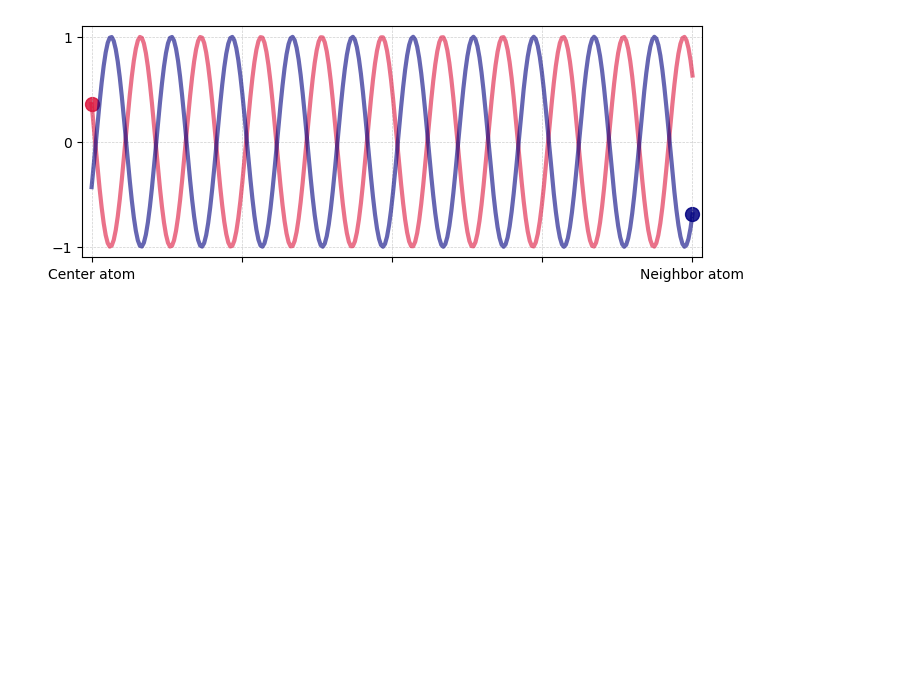
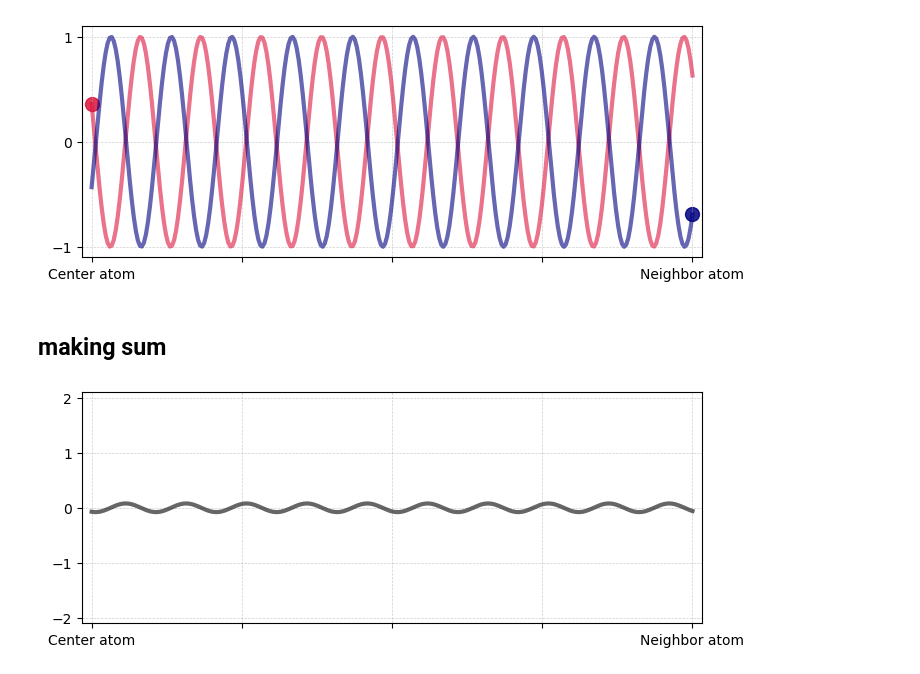
Before and after one commit to Cathyhjj/XAFS_animations, a Jupyter notebook: EXAFS_animations.ipynb, the cells around one changed output. Saved outputs shown, nothing was run; the diff lists cells and outputs as text; code cells hidden in the pictures; blank space fills up the shorter version.

```diff
--- a/EXAFS_animations.ipynb
+++ b/EXAFS_animations.ipynb
@@ -316,3 +409,40 @@ ani = anim.FuncAnimation(fig, shift, frames=190,
 ani.save('04_sine_wave_animation_with_changing_frequency.gif', writer='pillow', fps=30)
 # %% [output]
 [figure]
+# %% [markdown]
+## making sum
+# %%
+fig, ax = plt.subplots(figsize=(8, 3))
+sum_y = y + y2
+wavesum, = ax.plot(x, sum_y, "-", color="black", lw=3, alpha=0.6)
+
+
+ax.set_xticks([-np.pi, -np.pi/2, 0, np.pi/2, np.pi])
+ax.set_xticklabels(["Center atom", None, None, None, "Neighbor atom"])
+ax.set_yticks((-2,-1, 0, 1,2))
+ax.grid(True, which="both", linestyle="--", lw=0.5, alpha=0.6)
+ax.set_xlim(-np.pi-0.1, np.pi+0.1)
+ax.set_ylim(-2.1, 2.1)
+
+
+def shift(t, c=1):
+    # Time-dependent frequency
+    current_freq = 0.5 + 0.05 * t
+    new_y = f(x, t=1, base_freq=current_freq)
+
+    # Neighbor wave
+    new_y2 = f2(x, t=1, base_freq=current_freq)
+
+    # sum
+    new_sum = new_y + new_y2
+    wavesum.set_ydata(new_sum)
+
+    return wave, wave2, scatter, scatter2
+
+ani = anim.FuncAnimation(fig, shift, frames=190,
+                         interval=30, blit=True)
+
+# Save animation
+ani.save('04_sum.gif', writer='pillow', fps=30)
+# %% [output]
+[figure, added]
```
Also changed, not shown: parts of 3 cells of this notebook, 3 other files.
